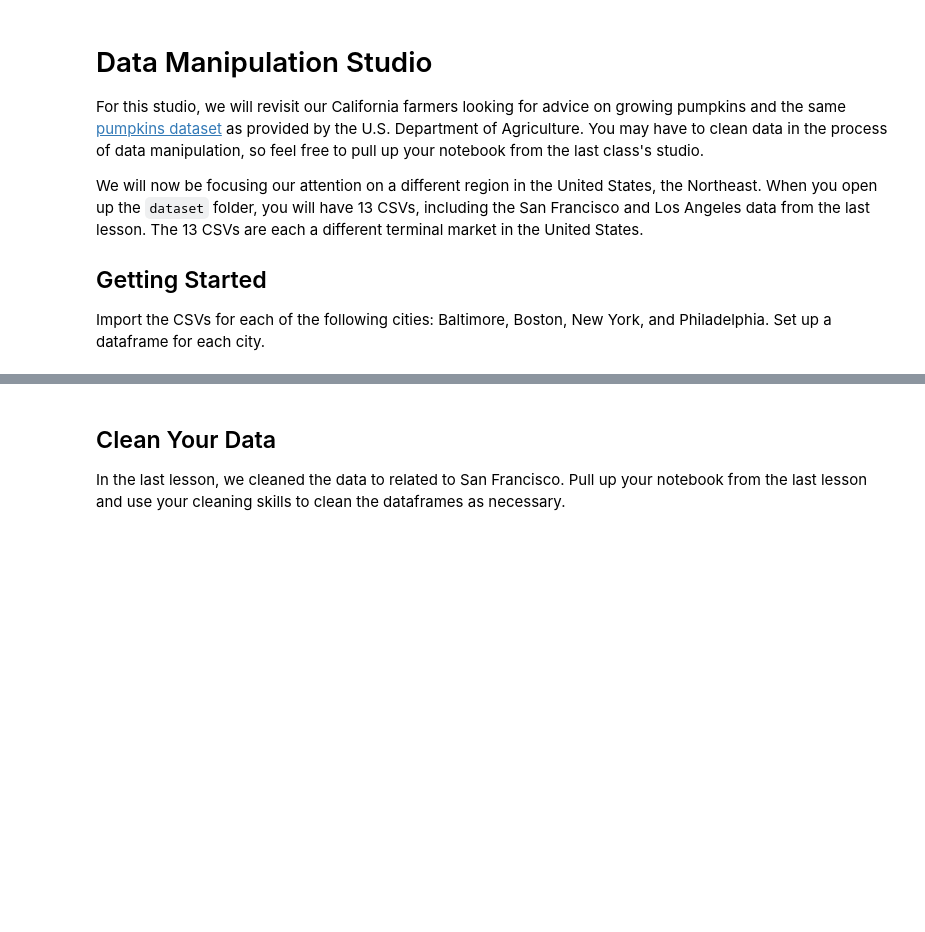
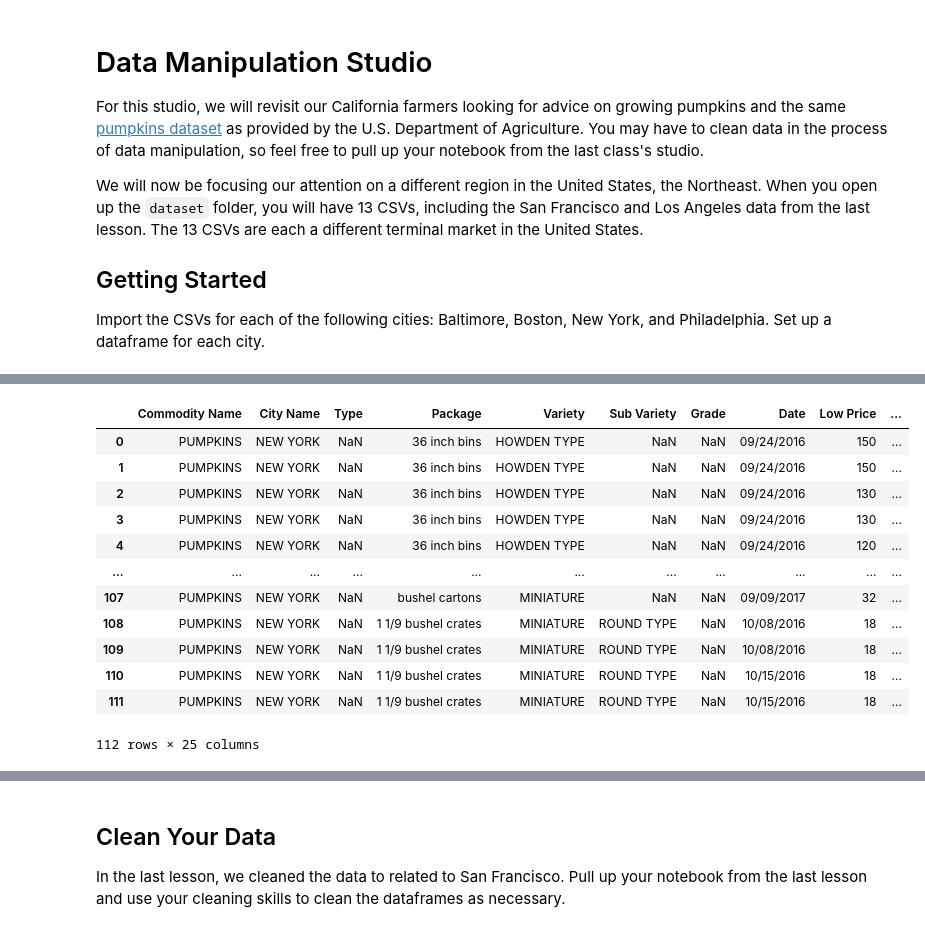
Before and after one commit to KeerthanaMadhesh/data-manipulation, a Jupyter notebook: Data Manipulation Studio.ipynb, the cells around one changed output, grey strips where cells are left out. Cells and saved outputs as stored; diff of their text form; code cells hidden in the pictures; blank space fills up the shorter version.

```diff
--- a/Data Manipulation Studio.ipynb
+++ b/Data Manipulation Studio.ipynb
@@ -16,0 +53,16 @@ FileNotFoundError: [Errno 2] No such file or directory: 'san-fransisco_9-24-2016
+# %%
+data2
+# %% [output]
+|  | Commodity Name | City Name | Type | Package | Variety | Sub Variety | Grade | Date | Low Price | ... |
+| 0 | PUMPKINS | NEW YORK | NaN | 36 inch bins | HOWDEN TYPE | NaN | NaN | 09/24/2016 | 150 | ... |
+| 1 | PUMPKINS | NEW YORK | NaN | 36 inch bins | HOWDEN TYPE | NaN | NaN | 09/24/2016 | 150 | ... |
+| 2 | PUMPKINS | NEW YORK | NaN | 36 inch bins | HOWDEN TYPE | NaN | NaN | 09/24/2016 | 130 | ... |
+| 3 | PUMPKINS | NEW YORK | NaN | 36 inch bins | HOWDEN TYPE | NaN | NaN | 09/24/2016 | 130 | ... |
+| 4 | PUMPKINS | NEW YORK | NaN | 36 inch bins | HOWDEN TYPE | NaN | NaN | 09/24/2016 | 120 | ... |
+| ... | ... | ... | ... | ... | ... | ... | ... | ... | ... | ... |
+| 107 | PUMPKINS | NEW YORK | NaN | bushel cartons | MINIATURE | NaN | NaN | 09/09/2017 | 32 | ... |
+| 108 | PUMPKINS | NEW YORK | NaN | 1 1/9 bushel crates | MINIATURE | ROUND TYPE | NaN | 10/08/2016 | 18 | ... |
+| 109 | PUMPKINS | NEW YORK | NaN | 1 1/9 bushel crates | MINIATURE | ROUND TYPE | NaN | 10/08/2016 | 18 | ... |
+| 110 | PUMPKINS | NEW YORK | NaN | 1 1/9 bushel crates | MINIATURE | ROUND TYPE | NaN | 10/15/2016 | 18 | ... |
+| 111 | PUMPKINS | NEW YORK | NaN | 1 1/9 bushel crates | MINIATURE | ROUND TYPE | NaN | 10/15/2016 | 18 | ... |
+112 rows × 25 columns
```
Also changed, not shown: parts of 13 cells of this notebook, 4 other files.
